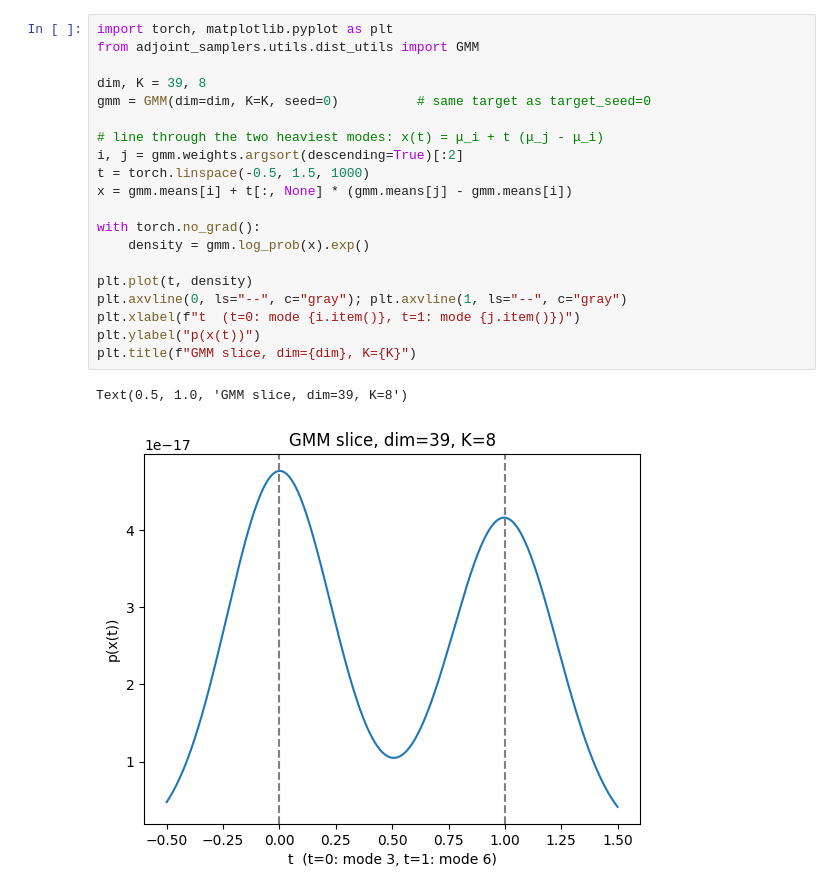
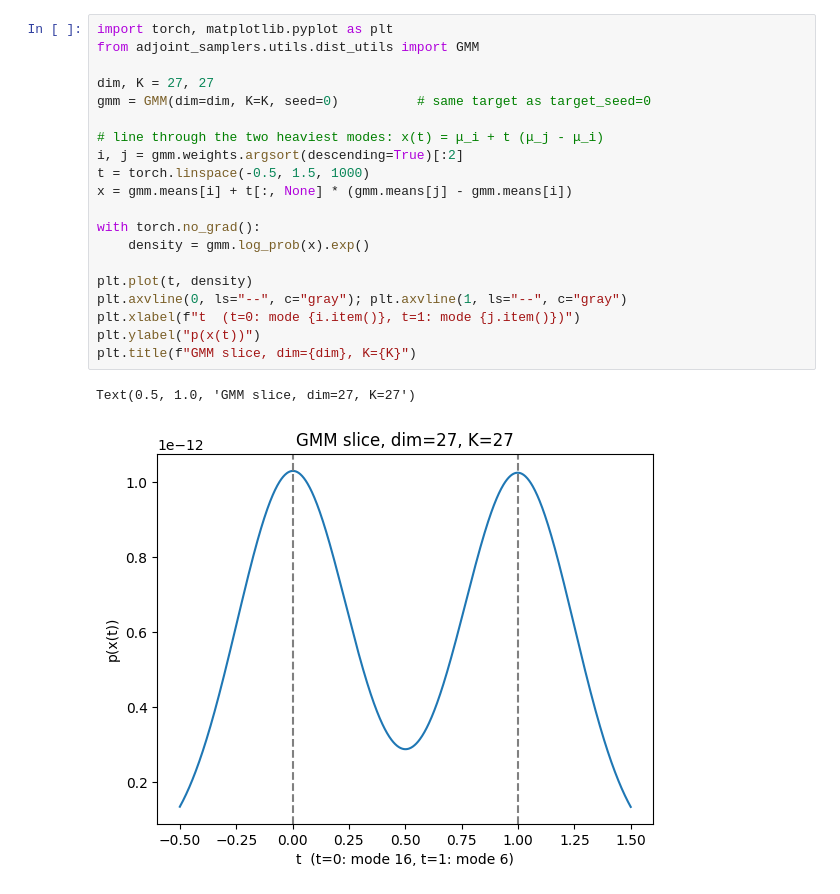
Before and after one commit to HadrienVACHER/ASBS_original, a Jupyter notebook: test.ipynb, the cells around one changed output. Cells and saved outputs as stored; diff of their text form.

```diff
--- a/test.ipynb
+++ b/test.ipynb
@@ -1,23 +1,23 @@
 # %%
 import torch, matplotlib.pyplot as plt
 from adjoint_samplers.utils.dist_utils import GMM
 
-dim, K = 39, 8
+dim, K = 27, 27
 gmm = GMM(dim=dim, K=K, seed=0)          # same target as target_seed=0
 
 # line through the two heaviest modes: x(t) = μ_i + t (μ_j - μ_i)
 i, j = gmm.weights.argsort(descending=True)[:2]
 t = torch.linspace(-0.5, 1.5, 1000)
 x = gmm.means[i] + t[:, None] * (gmm.means[j] - gmm.means[i])
 
 with torch.no_grad():
     density = gmm.log_prob(x).exp()
 
 plt.plot(t, density)
 plt.axvline(0, ls="--", c="gray"); plt.axvline(1, ls="--", c="gray")
 plt.xlabel(f"t  (t=0: mode {i.item()}, t=1: mode {j.item()})")
 plt.ylabel("p(x(t))")
 plt.title(f"GMM slice, dim={dim}, K={K}")
 # %% [output]
-Text(0.5, 1.0, 'GMM slice, dim=39, K=8')
+Text(0.5, 1.0, 'GMM slice, dim=27, K=27')
-[figure, old version]
+[figure, new version]
```
Also changed, not shown: 1 other file.
